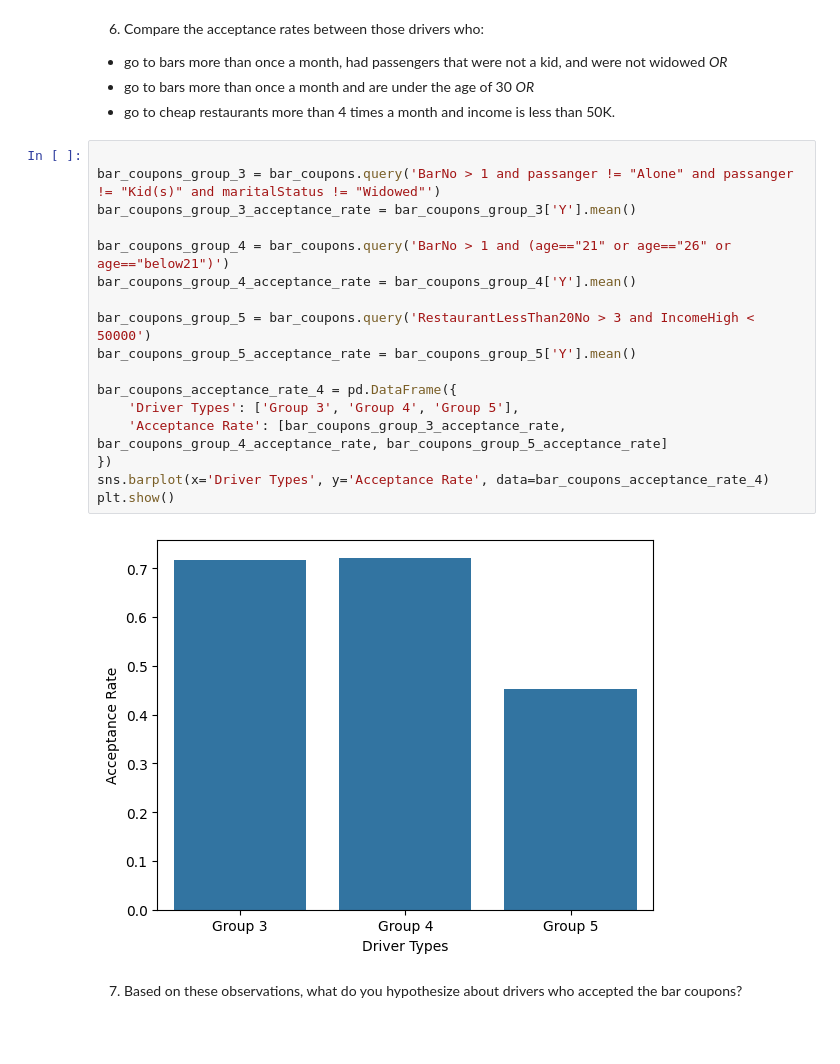
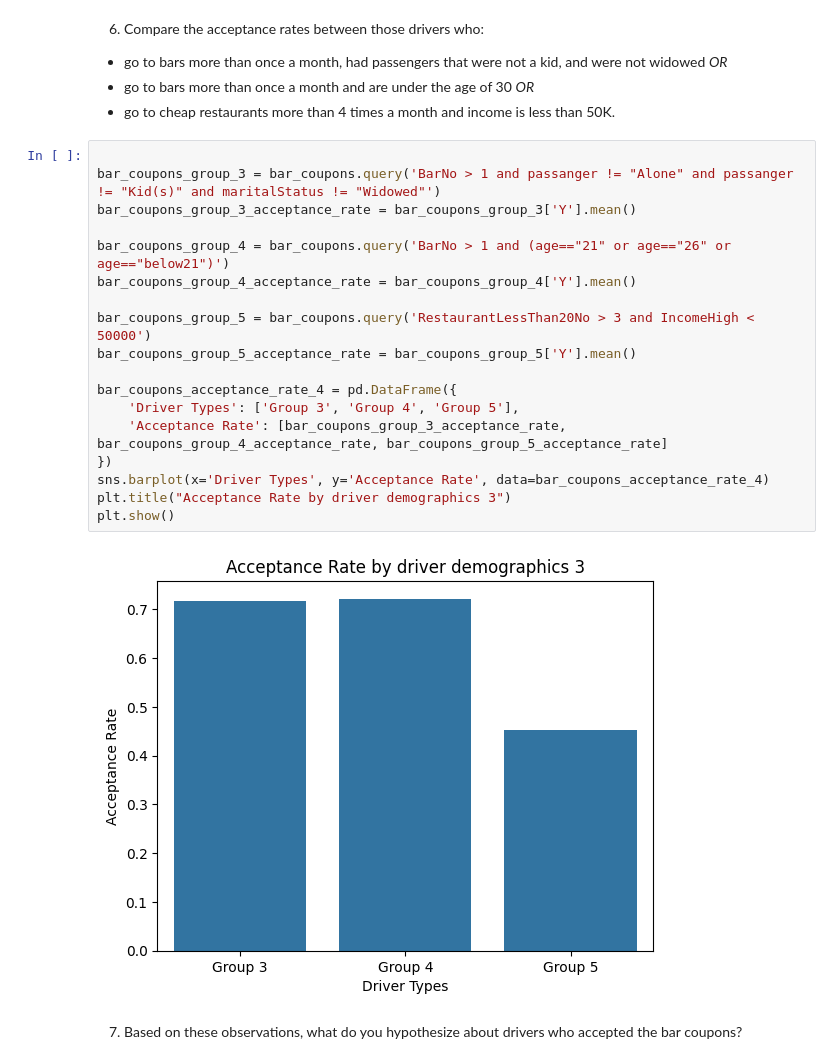
Before and after one commit to weirui828/coupons4drivers, a Jupyter notebook: coupon_analysis.ipynb, the cells around one changed output. Cells and saved outputs as stored; diff of their text form; blank space fills up the shorter version.

```diff
--- a/coupon_analysis.ipynb
+++ b/coupon_analysis.ipynb
@@ -450,21 +443,22 @@ plt.show()
 # %%
 
 bar_coupons_group_3 = bar_coupons.query('BarNo > 1 and passanger != "Alone" and passanger != "Kid(s)" and maritalStatus != "Widowed"')
 bar_coupons_group_3_acceptance_rate = bar_coupons_group_3['Y'].mean()
 
 bar_coupons_group_4 = bar_coupons.query('BarNo > 1 and (age=="21" or age=="26" or age=="below21")')
 bar_coupons_group_4_acceptance_rate = bar_coupons_group_4['Y'].mean()
 
 bar_coupons_group_5 = bar_coupons.query('RestaurantLessThan20No > 3 and IncomeHigh < 50000')
 bar_coupons_group_5_acceptance_rate = bar_coupons_group_5['Y'].mean()
 
 bar_coupons_acceptance_rate_4 = pd.DataFrame({
     'Driver Types': ['Group 3', 'Group 4', 'Group 5'],
     'Acceptance Rate': [bar_coupons_group_3_acceptance_rate, bar_coupons_group_4_acceptance_rate, bar_coupons_group_5_acceptance_rate]
 })
 sns.barplot(x='Driver Types', y='Acceptance Rate', data=bar_coupons_acceptance_rate_4)
+plt.title("Acceptance Rate by driver demographics 3")
 plt.show()
 # %% [output]
-[figure, old version]
+[figure, new version]
 # %% [markdown]
 7.  Based on these observations, what do you hypothesize about drivers who accepted the bar coupons?
```
Also changed, not shown: parts of 9 cells of this notebook, 1 other file.
